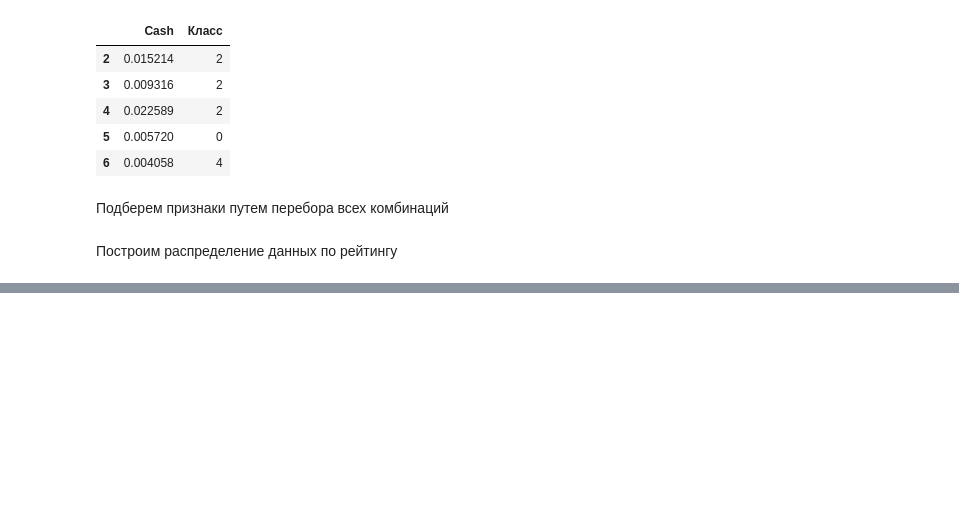
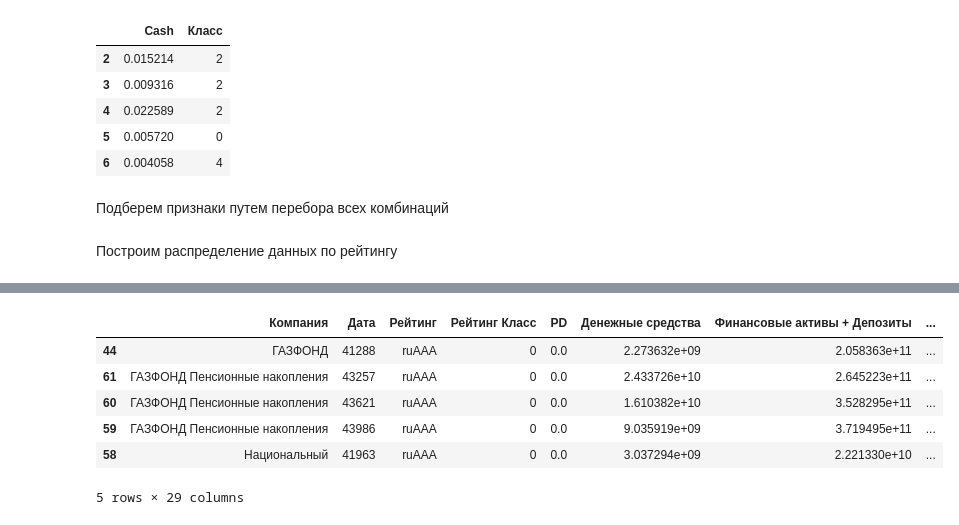
Before and after one commit to Gorlevichd/-, a Jupyter notebook: model.ipynb, the cells around one changed output, grey strips where cells are left out. Saved outputs shown, nothing was run; the diff lists cells and outputs as text; code cells hidden in the pictures; blank space fills up the shorter version.

```diff
--- a/model.ipynb
+++ b/model.ipynb
@@ -1440,0 +1480,10 @@ NameError: name 'df_train' is not defined
+# %%
+rating_real.head()
+# %% [output]
+|  | Компания | Дата | Рейтинг | Рейтинг Класс | PD | Денежные средства | Финансовые активы + Депозиты | ... |
+| 44 | ГАЗФОНД | 41288 | ruAAA | 0 | 0.0 | 2.273632e+09 | 2.058363e+11 | ... |
+| 61 | ГАЗФОНД Пенсионные накопления | 43257 | ruAAA | 0 | 0.0 | 2.433726e+10 | 2.645223e+11 | ... |
+| 60 | ГАЗФОНД Пенсионные накопления | 43621 | ruAAA | 0 | 0.0 | 1.610382e+10 | 3.528295e+11 | ... |
+| 59 | ГАЗФОНД Пенсионные накопления | 43986 | ruAAA | 0 | 0.0 | 9.035919e+09 | 3.719495e+11 | ... |
+| 58 | Национальный | 41963 | ruAAA | 0 | 0.0 | 3.037294e+09 | 2.221330e+10 | ... |
+5 rows × 29 columns
```
Also changed, not shown: parts of 45 cells of this notebook.
